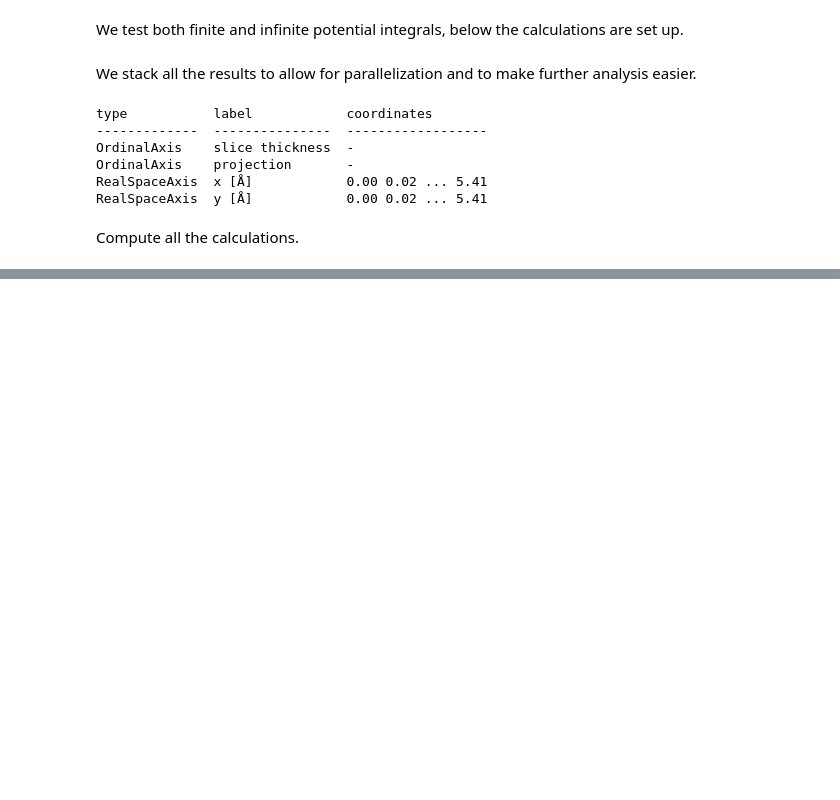
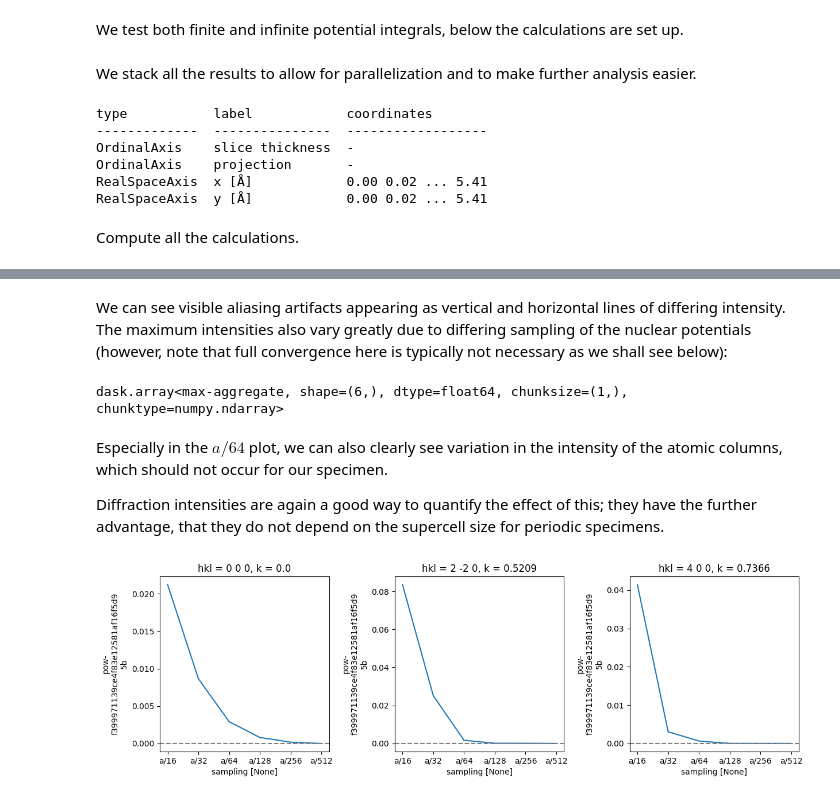
Before and after one commit to abTEM/doc, a Jupyter notebook: docs/user_guide/appendix/convergence.ipynb, the cells around one changed output, grey strips where cells are left out. Cells and saved outputs as stored; diff of their text form; code cells hidden in the pictures; blank space fills up the shorter version.

```diff
--- a/docs/user_guide/appendix/convergence.ipynb
+++ b/docs/user_guide/appendix/convergence.ipynb
@@ -205,0 +240,8 @@ ax.set_ylim([-0.05, 0.5]);
+# %%
+# Define an OrdinalAxis object to represent metadata for the axis.
+axes_metadata = abtem.core.axes.OrdinalAxis(
+    label="sampling", values=[f"a/{f}" for f in sampling_fractions]
+)
+
+# Stack the finite exit waves along a new axis using the defined axes metadata.
+stack = abtem.stack(exit_waves_list, axis_metadata=axes_metadata)
@@ -205,0 +254,52 @@ ax.set_ylim([-0.05, 0.5]);
+# %% [markdown]
+We can see visible aliasing artifacts appearing as vertical and horizontal lines of differing intensity. The maximum intensities also vary greatly due to differing sampling of the nuclear potentials (however, note that full convergence here is typically not necessary as we shall see below):
+# %%
+maxvals = stack.intensity().array.max(axis=(1,2))
+print(maxvals)
+# %% [output]
+dask.array<max-aggregate, shape=(6,), dtype=float64, chunksize=(1,), chunktype=numpy.ndarray>
+# %% [markdown]
+Especially in the $a / 64$ plot, we can also clearly see variation in the intensity of the atomic columns, which should not occur for our specimen.
+
+Diffraction intensities are again a good way to quantify the effect of this; they have the further advantage, that they do not depend on the supercell size for periodic specimens.
+# %%
+spots = (
+    stack.diffraction_patterns()
+    .crop(140)
+    .to_cpu()
+    .index_diffraction_spots(atoms.cell, centering="F")
+)
+
+spots = spots**0.5
+
+data = spots.to_data_array()
+
+# Select the reference data point
+reference = data.sel({"sampling": "a/512"})
+
+# Calculate the difference between each data point in 'data' and the selected reference.
+difference = data - reference
+
+# Define a list of Miller indices to plot
+miller_indices = [
+    "0 0 0",
+    "2 -2 0",
+    "4 0 0",
+]
+
+# Create a 1-row, 3-column subplot structure and set the figure size.
+fig, axes = plt.subplots(1, 3, figsize=(12.5, 4))
+
+# Loop through each subplot axis and corresponding Miller index.
+for ax, miller_index in zip(axes, miller_indices):
+    # Plot the line graph of the difference data selected by Miller index,
+    # with different lines for each projection.
+    difference.sel(hkl=miller_index).plot.line(ax=ax)
+
+    # Add a horizontal line at y=0 for reference
+    ax.axhline(0, color="gray", linestyle="--")
+    ax.ticklabel_format(axis='y', scilimits=[-3, 3])
+
+plt.tight_layout()
+# %% [output]
+[figure, added]
```
Also changed, not shown: parts of 22 cells of this notebook, 4 other files.
